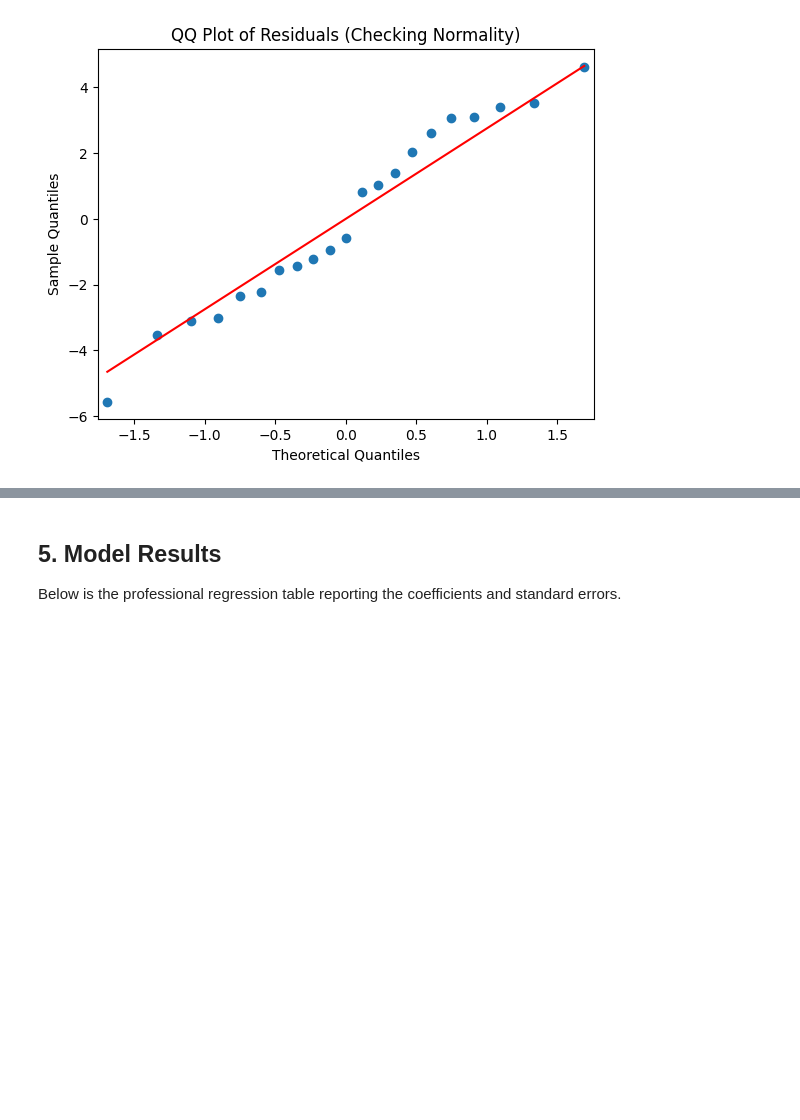
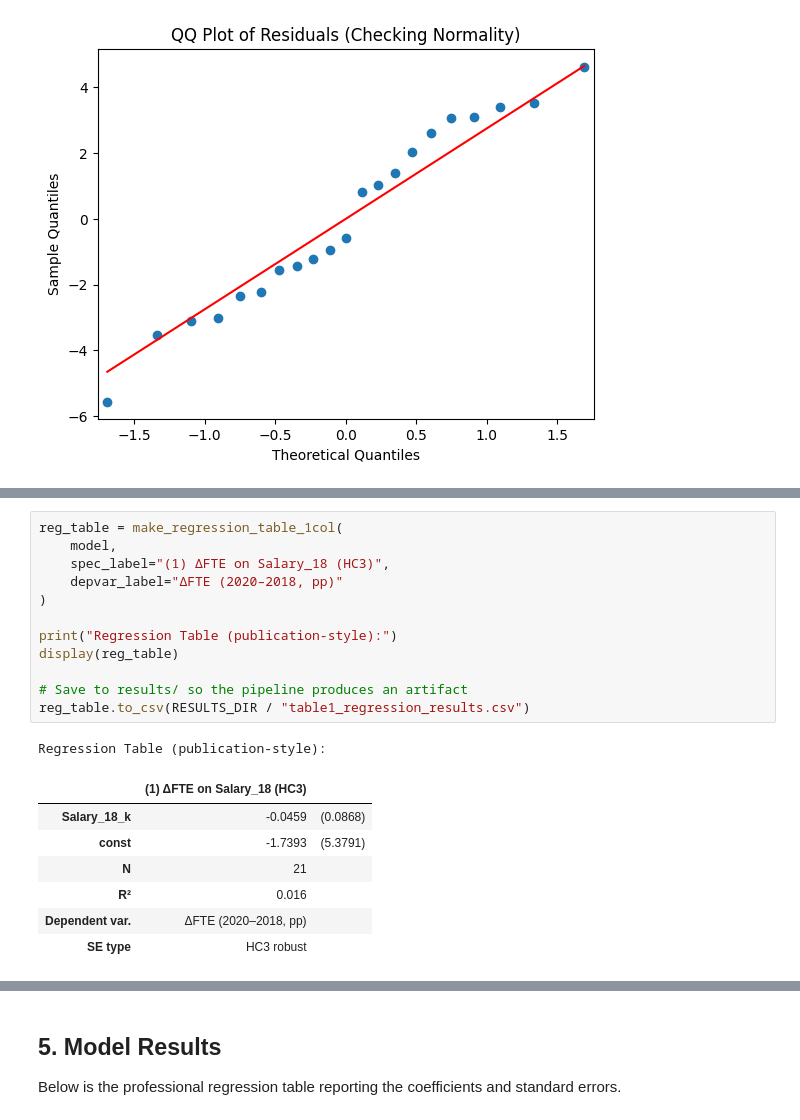
Before and after one commit to atikahtajarimim/ecc3479-project, a Jupyter notebook: code/econometric_analysis.ipynb, the cells around one changed output, grey strips where cells are left out. Cells and saved outputs as stored; diff of their text form; blank space fills up the shorter version.

Commit message:
Add regression table, interpretation, and Cook's D sensitivity check

```diff
--- a/code/econometric_analysis.ipynb
+++ b/code/econometric_analysis.ipynb
@@ -162,0 +214,21 @@ The estimate is imprecise (HC3 p-value > 0.05; bootstrap CI includes 0), so the
+# %%
+reg_table = make_regression_table_1col(
+    model,
+    spec_label="(1) ΔFTE on Salary_18 (HC3)",
+    depvar_label="ΔFTE (2020–2018, pp)"
+)
+
+print("Regression Table (publication-style):")
+display(reg_table)
+
+# Save to results/ so the pipeline produces an artifact
+reg_table.to_csv(RESULTS_DIR / "table1_regression_results.csv")
+# %% [output]
+Regression Table (publication-style):
+|  | (1) ΔFTE on Salary_18 (HC3) |  |
+| Salary_18_k | -0.0459 | (0.0868) |
+| const | -1.7393 | (5.3791) |
+| N | 21 |  |
+| R² | 0.016 |  |
+| Dependent var. | ΔFTE (2020–2018, pp) |  |
+| SE type | HC3 robust |  |
```
Also changed, not shown: parts of 10 cells of this notebook, 2 other files.
